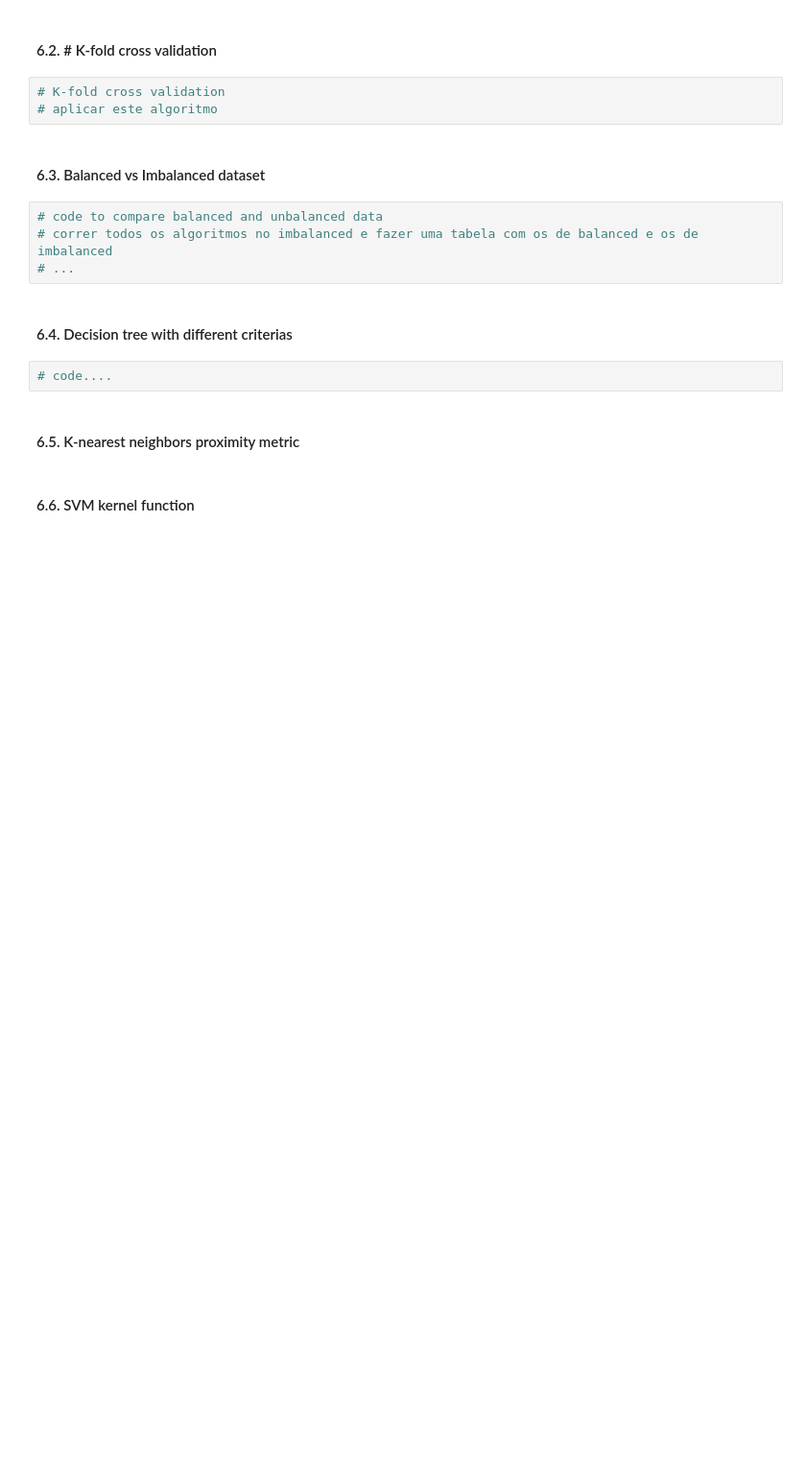
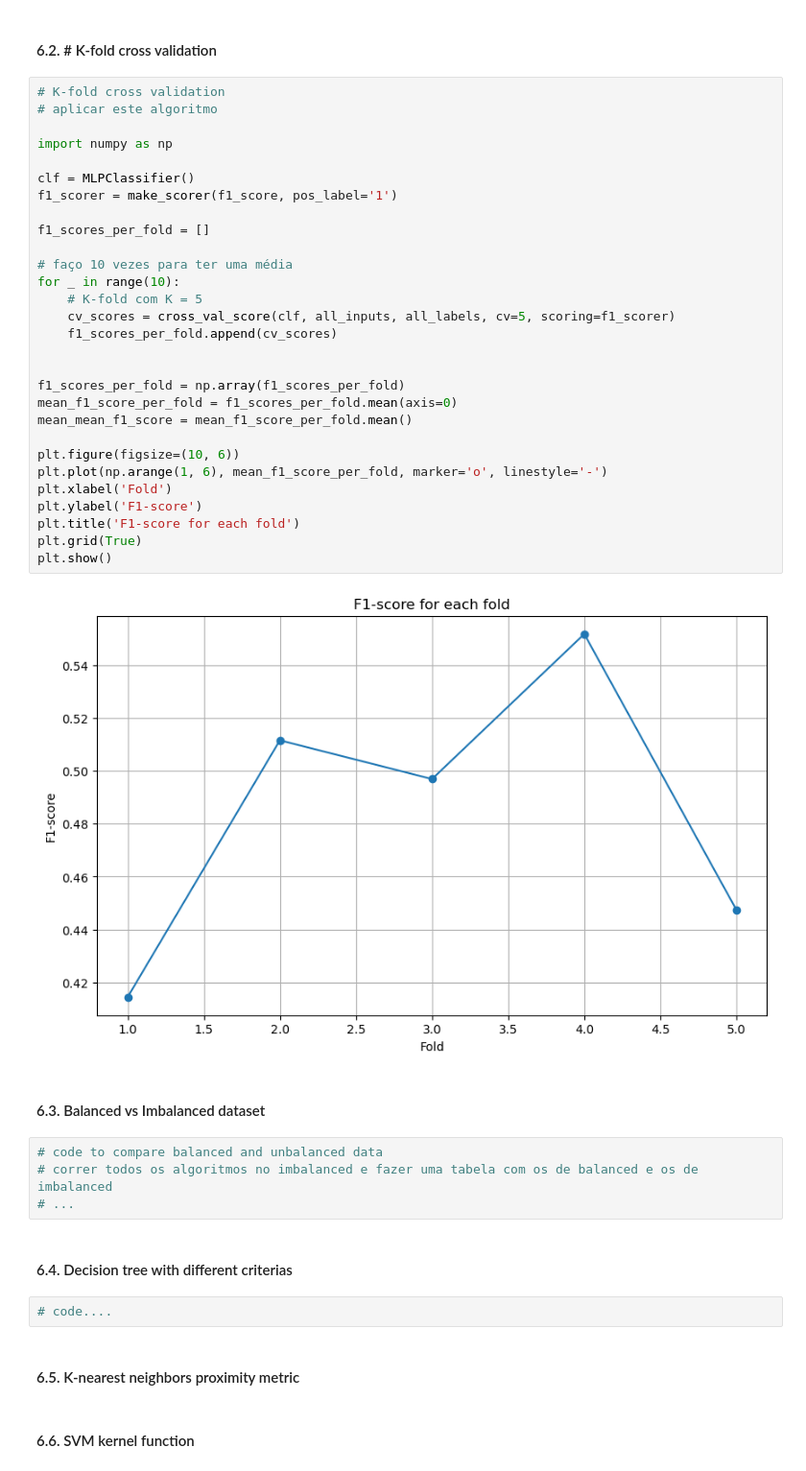
Before and after one commit to LuisDu902/MLChurnPrediction, a Jupyter notebook: project.ipynb, the cells around one changed output. Shown at 96% size. Saved outputs shown, nothing was run; the diff lists cells and outputs as text; blank space fills up the shorter version.

```diff
--- a/project.ipynb
+++ b/project.ipynb
@@ -465,8 +467,36 @@ plt.show()
 # %% [markdown]
 #### 6.2. # K-fold cross validation
-# %%
-# K-fold cross validation
-# aplicar este algoritmo
+# %%
+# K-fold cross validation
+# aplicar este algoritmo
+
+import numpy as np
+
+clf = MLPClassifier()
+f1_scorer = make_scorer(f1_score, pos_label='1')
+
+f1_scores_per_fold = []
+
+# faço 10 vezes para ter uma média
+for _ in range(10):
+    # K-fold com K = 5
+    cv_scores = cross_val_score(clf, all_inputs, all_labels, cv=5, scoring=f1_scorer)
+    f1_scores_per_fold.append(cv_scores)
+
+
+f1_scores_per_fold = np.array(f1_scores_per_fold)
+mean_f1_score_per_fold = f1_scores_per_fold.mean(axis=0)
+mean_mean_f1_score = mean_f1_score_per_fold.mean()
+
+plt.figure(figsize=(10, 6))
+plt.plot(np.arange(1, 6), mean_f1_score_per_fold, marker='o', linestyle='-')
+plt.xlabel('Fold')
+plt.ylabel('F1-score')
+plt.title('F1-score for each fold')
+plt.grid(True)
+plt.show()
+# %% [output]
+[figure, added]
 # %% [markdown]
 #### 6.3. Balanced vs Imbalanced dataset
 # %%
```
Also changed, not shown: parts of 5 cells of this notebook.
